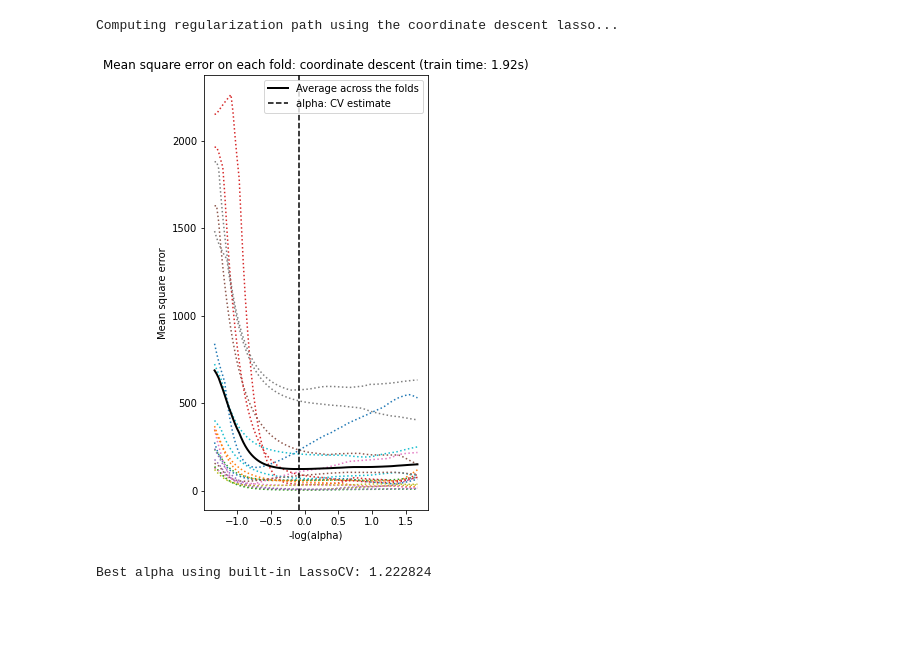
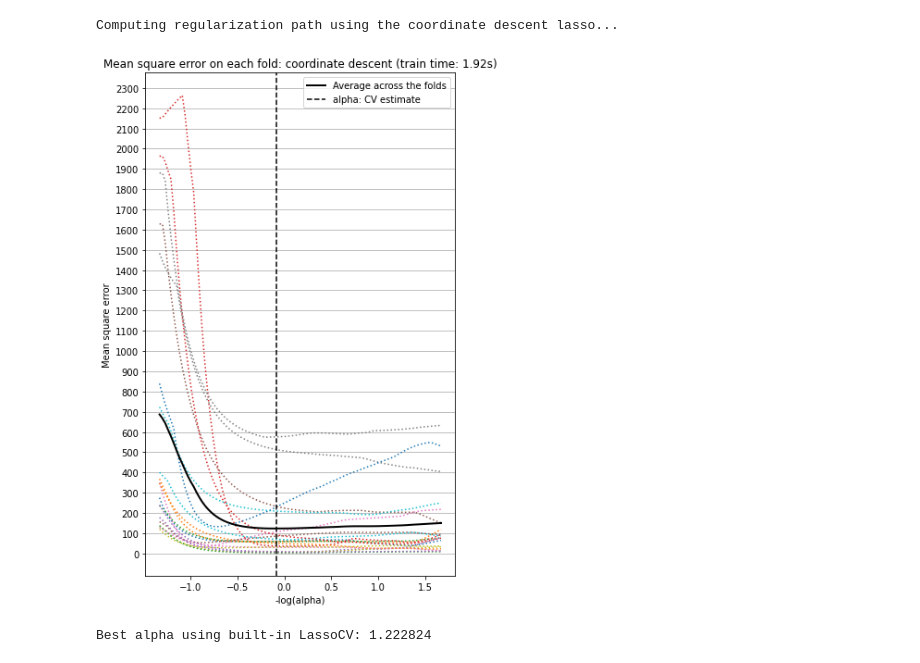
Before and after one commit to narslab/msa-emission-typologies, a Jupyter notebook: bin/jupyter/explanatory-plots-2.ipynb, the cells around one changed output. Cells and saved outputs as stored; diff of their text form; code cells hidden in the pictures; blank space fills up the shorter version.

```diff
--- a/bin/jupyter/explanatory-plots-2.ipynb
+++ b/bin/jupyter/explanatory-plots-2.ipynb
@@ -305,28 +305,30 @@ Computing regularization path using the coordinate descent lasso...
 # %%
 # This is to avoid division by zero while doing np.log10
 EPSILON = 1e-4
 # Display results
 lasso = lasso_cv[-1]
 m_log_alphas = -np.log10(lasso.alphas_ + EPSILON)
 
-plt.figure(figsize=(4,8))
+plt.figure(figsize=(6,10))
 ymin, ymax = 2300, 3800
 plt.plot(m_log_alphas, lasso.mse_path_, ':')
 plt.plot(m_log_alphas, lasso.mse_path_.mean(axis=-1), 'k',
          label='Average across the folds', linewidth=2)
 plt.axvline(-np.log10(lasso.alpha_ + EPSILON), linestyle='--', color='k',
             label='alpha: CV estimate')
 
 plt.legend()
 
 plt.xlabel('-log(alpha)')
 plt.ylabel('Mean square error')
 plt.title('Mean square error on each fold: coordinate descent '
           '(train time: %.2fs)' % t_lasso_cv)
+plt.yticks(np.arange(0,2500,100))
+plt.grid(axis='y')
 plt.axis('tight')
 plt.show()
 # %% [output]
-[figure, old version]
+[figure, new version]
 # %%
 print("Best alpha using built-in LassoCV: %f" % lasso.alpha_)
 print("Best score using built-in LassoCV: %f" %lasso.score(X,y))
```
